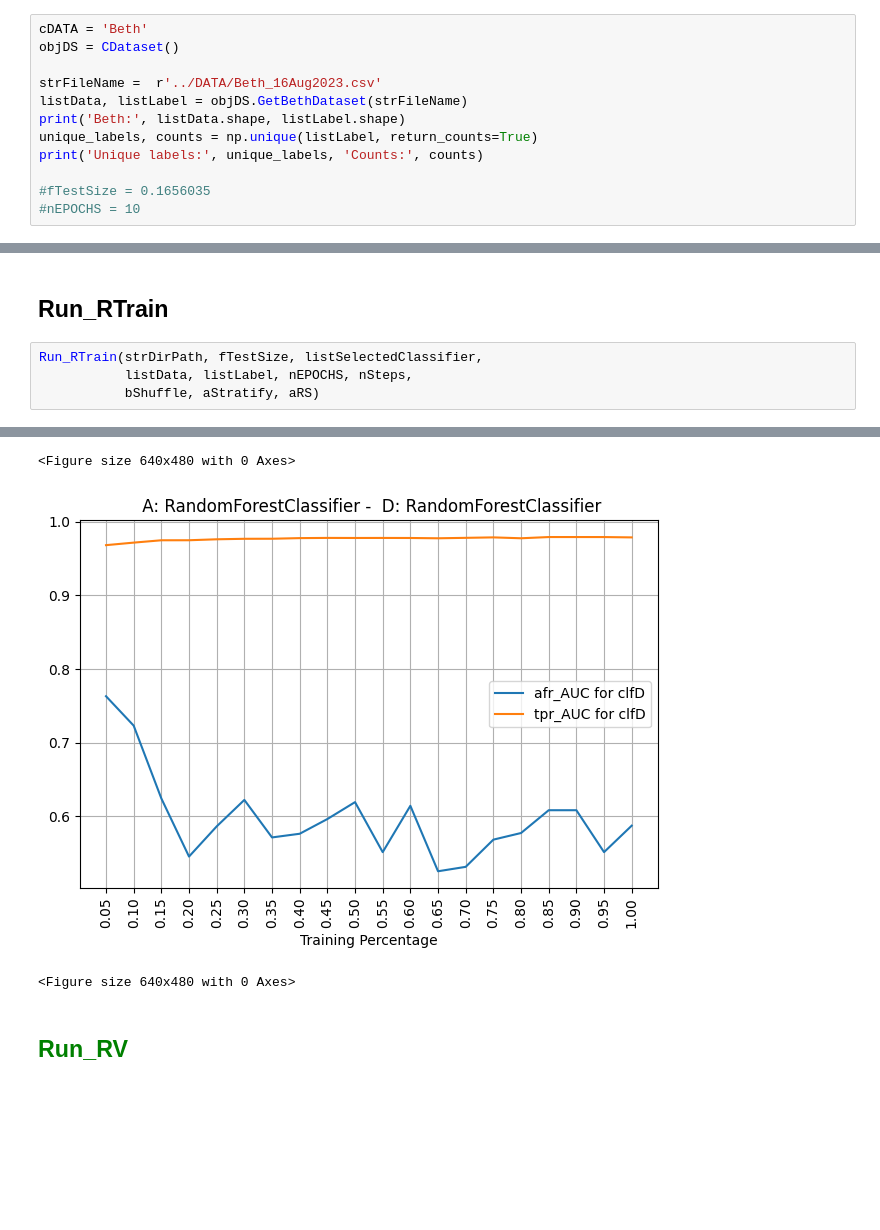
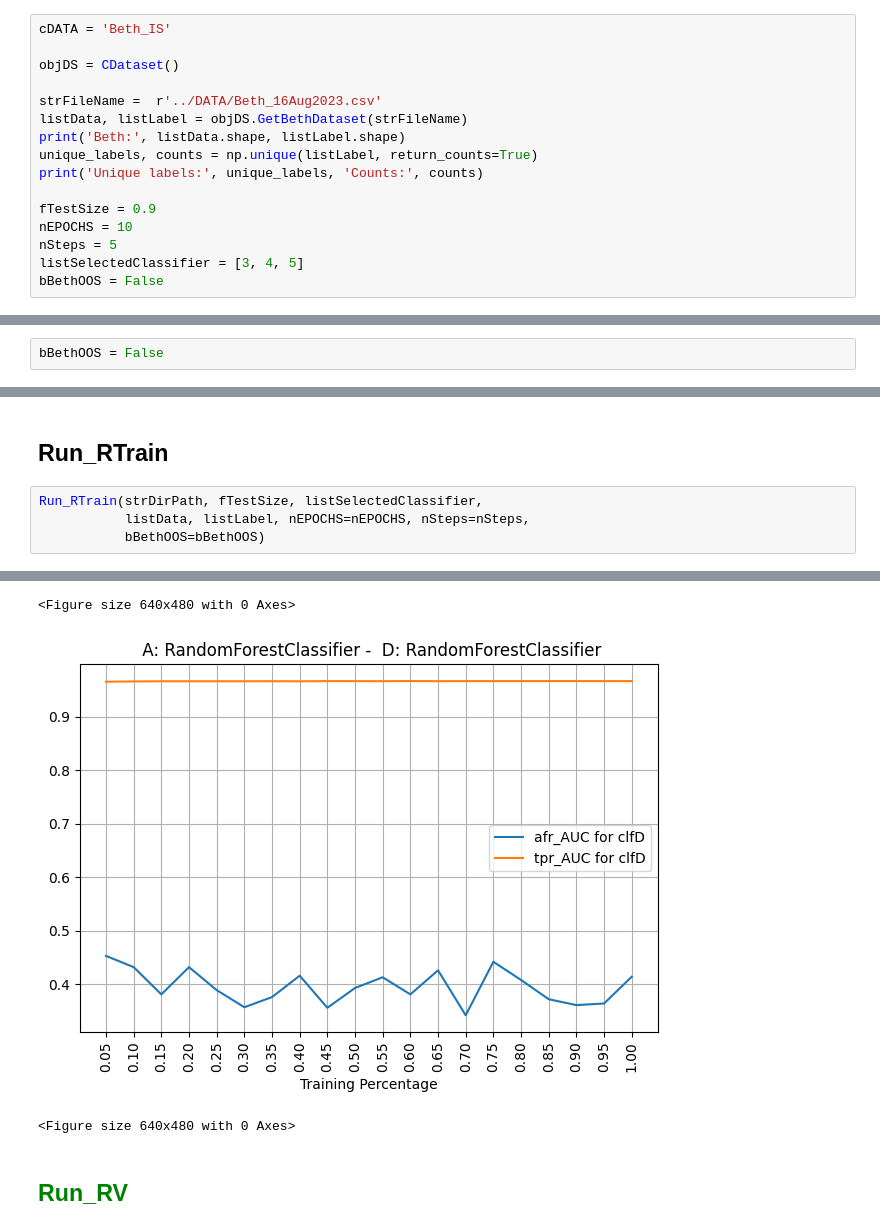
Before and after one commit to apachetechnology/AdvFailureCurves, a Jupyter notebook: nbMainExperiments.ipynb, the cells around one changed output, grey strips where cells are left out. Drawn from its saved outputs; the diff is of its cells as text; blank space fills up the shorter version.

```diff
--- a/nbMainExperiments.ipynb
+++ b/nbMainExperiments.ipynb
@@ -160,5 +149,6 @@ Total: (1026970, 6) Training: (102697, 6) Testing: (924273, 6)
 # %%
-cDATA = 'Beth'
+cDATA = 'Beth_IS'
+
 objDS = CDataset()
 
 strFileName =  r'../DATA/Beth_16Aug2023.csv'
@@ -167,8 +157,11 @@ print('Beth:', listData.shape, listLabel.shape)
 unique_labels, counts = np.unique(listLabel, return_counts=True)
 print('Unique labels:', unique_labels, 'Counts:', counts)
 
-#fTestSize = 0.1656035
-#nEPOCHS = 10
+fTestSize = 0.9
+nEPOCHS = 10
+nSteps = 5
+listSelectedClassifier = [3, 4, 5]
+bBethOOS = False
 # %% [output]
 CDataset Object Created
 sus
@@ -194,0 +190,2 @@ tSNEPlots(df, listLabels=['Positive', 'Negative'],
+# %%
+bBethOOS = False
@@ -227,8 +226,8 @@ if not os.path.isdir(strDirPath):
 ## Run_RTrain
 # %%
 Run_RTrain(strDirPath, fTestSize, listSelectedClassifier,
-           listData, listLabel, nEPOCHS, nSteps,
-           bShuffle, aStratify, aRS)
+           listData, listLabel, nEPOCHS=nEPOCHS, nSteps=nSteps,
+           bBethOOS=bBethOOS)
 # %% [output]
 Combination - D:  3 A:  3
 CModels Object Created
@@ -250,5 +249,5 @@ mean(afr_aucDs) 0.587
 <Figure size 640x480 with 0 Axes>
-[figure, old version]
+[figure, new version]
 <Figure size 640x480 with 0 Axes>
 # %% [markdown]
 ## <font color='green'>Run_RV</font>
```
Also changed, not shown: parts of 17 cells of this notebook, 2 other files.
